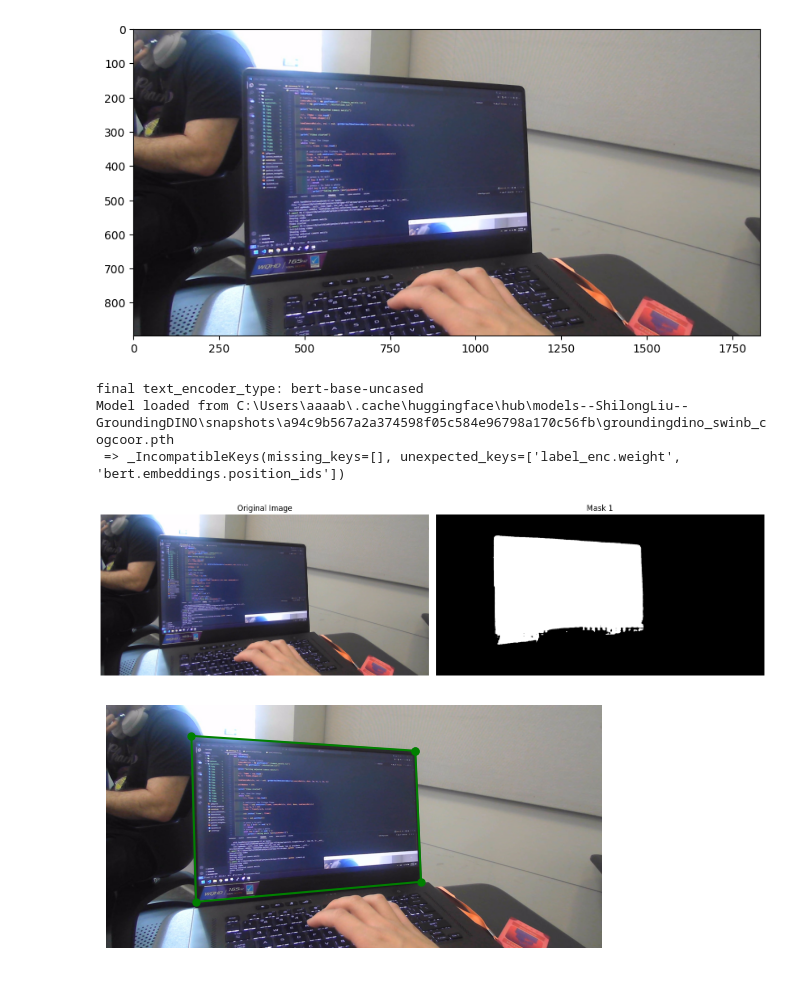
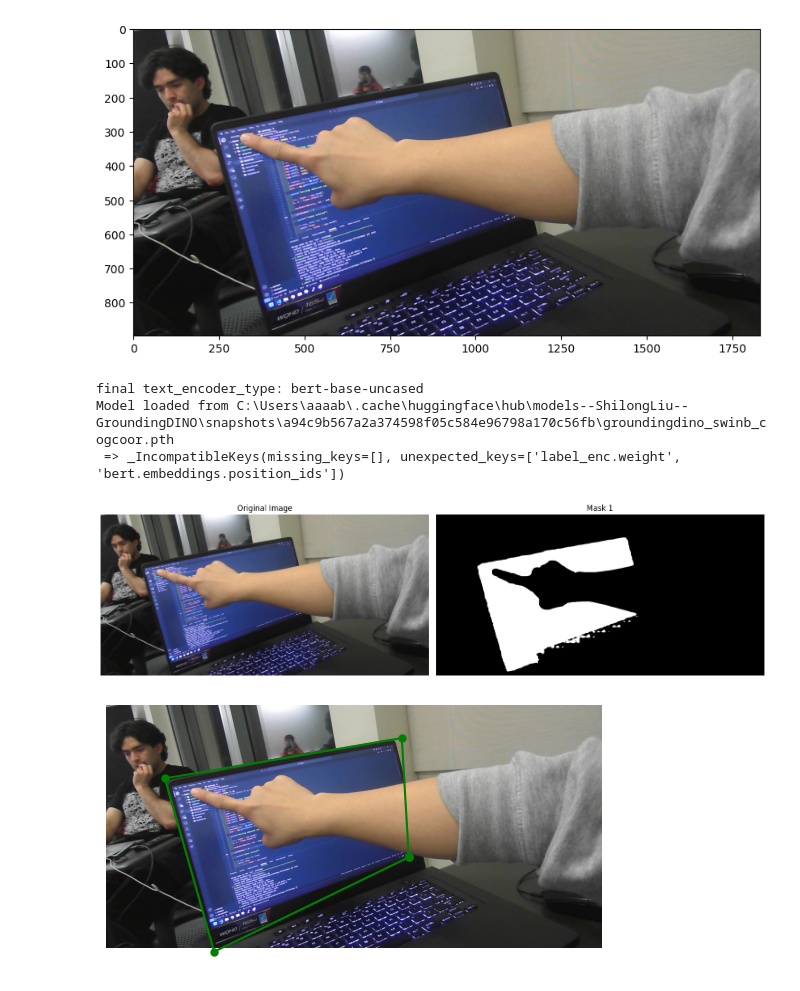
Before and after one commit to dylanvu/Grippy, a Jupyter notebook: display_segmentation/segment_text.ipynb, the cells around one changed output. Cells and saved outputs as stored; diff of their text form; code cells hidden in the pictures.

Commit message:
Other image

```diff
--- a/display_segmentation/segment_text.ipynb
+++ b/display_segmentation/segment_text.ipynb
@@ -94,16 +94,16 @@ def print_logits(logits):
         print(f"Logit {i+1}: {logit}")
 # %%
 text_prompt = "screen"
-image = 'images/2.jpg'
+image = 'images/0.jpg'
 
 image = cv2.imread(image)
 image = cv2.cvtColor(image, cv2.COLOR_BGR2RGB)
 plt.figure(figsize=(10,10))
 plt.imshow(image)
 plt.axis('on')
 plt.show()
 # %% [output]
-[figure, old version]
+[figure, new version]
 # %%
 model = LangSAM(sam_type='vit_b')
 image_pil = Image.fromarray(image)
@@ -116,7 +116,7 @@ Model loaded from C:\Users\aaaab\.cache\huggingface\hub\models--ShilongLiu--Grou
 masks_np = [mask.squeeze().cpu().numpy() for mask in masks]
 display_image_with_masks(image_pil, masks_np)
 # %% [output]
-[figure, old version]
+[figure, new version]
 # %%
 def appx_best_fit_ngon_from_mask(mask, n: int = 4):
     # Assume mask is already a binary mask, so we directly find contours on it
@@ -203,7 +203,7 @@ ax.plot(x + (x[0],), y + (y[0],), 'r-', marker='o', markersize=5, linestyle="-",
 plt.axis('off')  # Hide the axes
 plt.show()
 # %% [output]
-[figure, old version]
+[figure, new version]
 # %%
 import cv2
 import numpy as np
```
Also changed, not shown: parts of 2 cells of this notebook, 1 other file.
